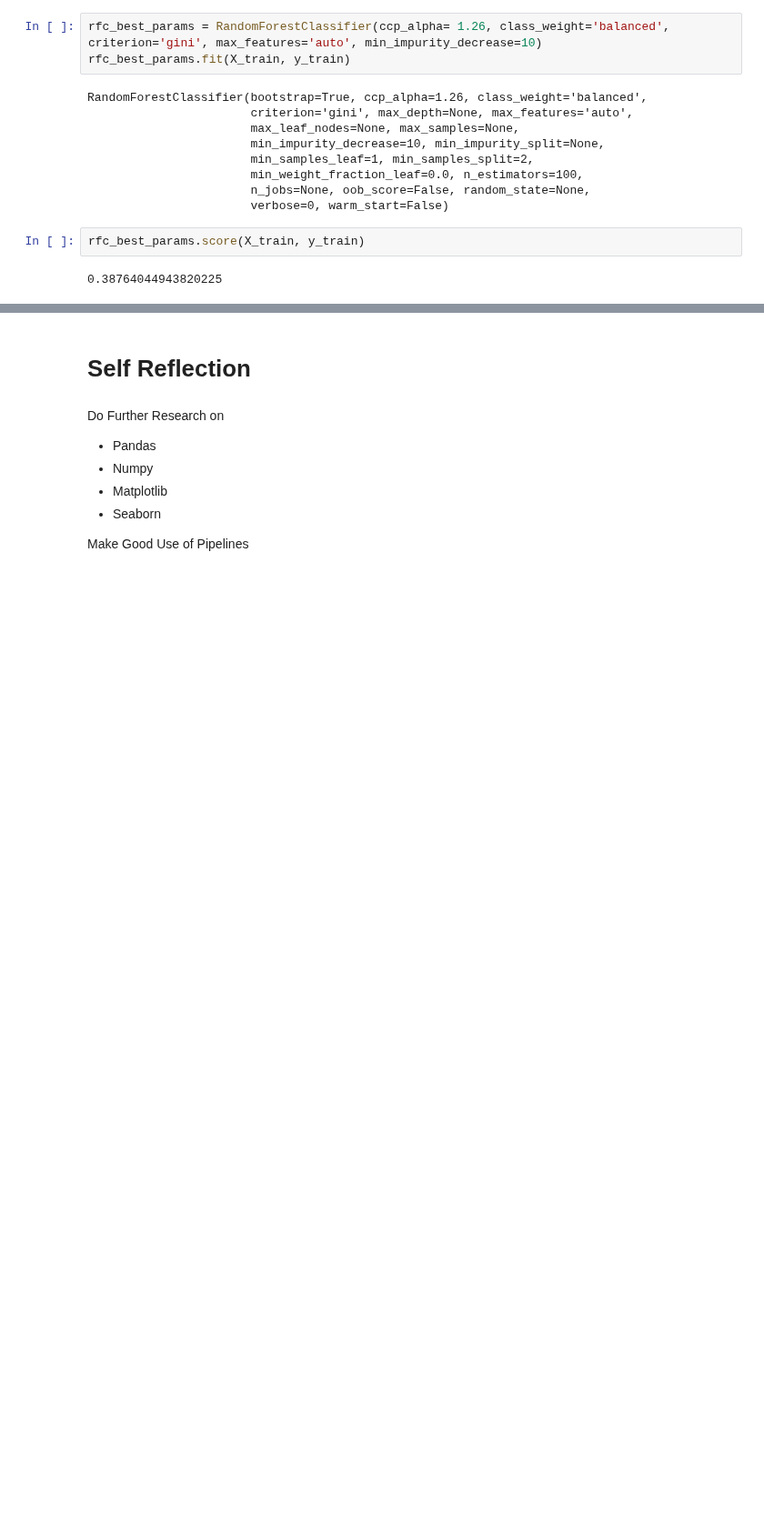
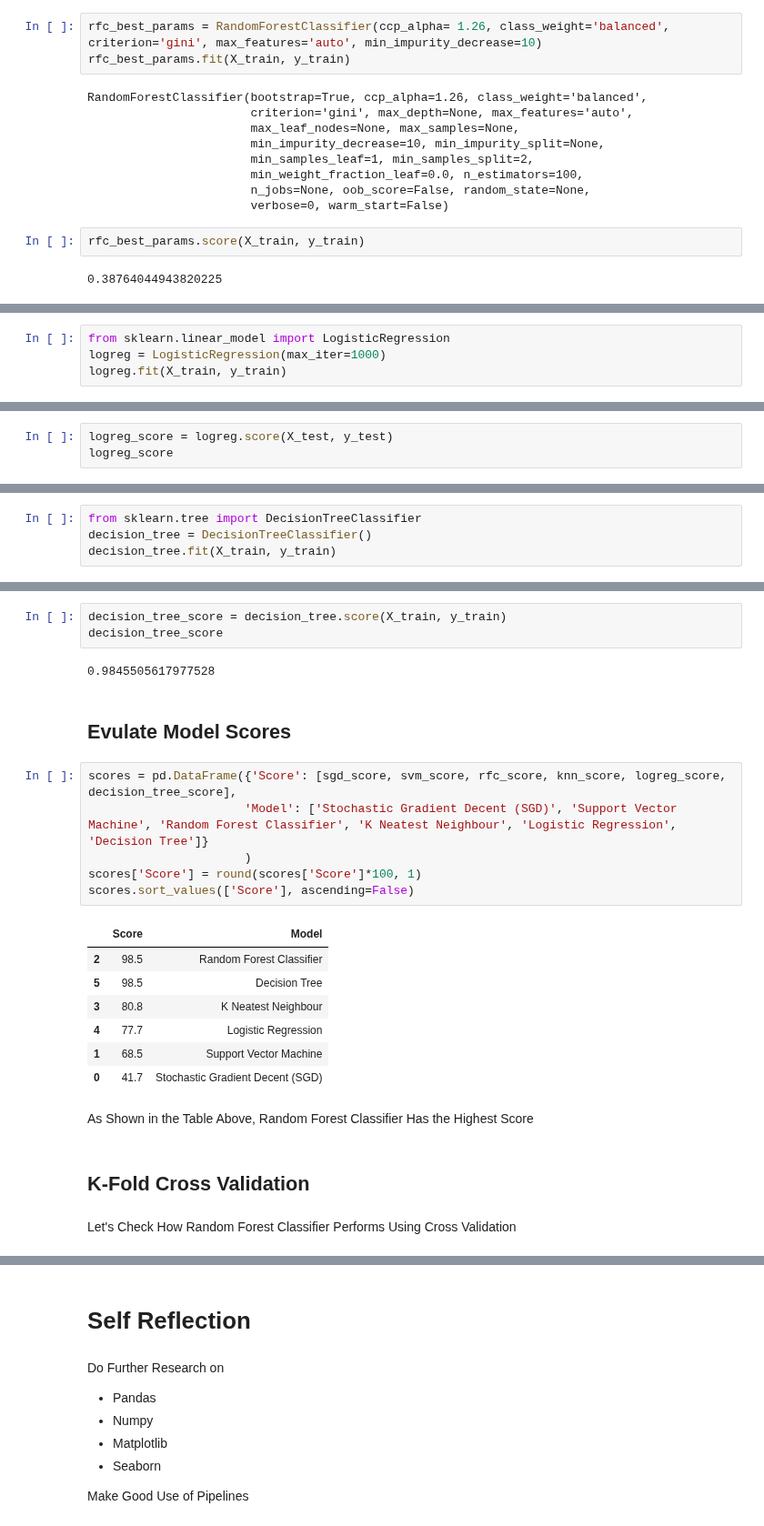
Before and after one commit to lucaslokchan/hands-on-ml, a Jupyter notebook: Projects/Titanic/Titanic_Machine_Learning_from_Disaster.ipynb, the cells around one changed output, grey strips where cells are left out. Shown at 91% size. Saved outputs shown, nothing was run; the diff lists cells and outputs as text; blank space fills up the shorter version.

```diff
--- a/Projects/Titanic/Titanic_Machine_Learning_from_Disaster.ipynb
+++ b/Projects/Titanic/Titanic_Machine_Learning_from_Disaster.ipynb
@@ -796,0 +832,4 @@ rfc_best_params.score(X_train, y_train)
+# %%
+from sklearn.linear_model import LogisticRegression
+logreg = LogisticRegression(max_iter=1000)
+logreg.fit(X_train, y_train)
@@ -796,0 +855,3 @@ rfc_best_params.score(X_train, y_train)
+# %%
+logreg_score = logreg.score(X_test, y_test)
+logreg_score
@@ -796,0 +862,4 @@ rfc_best_params.score(X_train, y_train)
+# %%
+from sklearn.tree import DecisionTreeClassifier
+decision_tree = DecisionTreeClassifier()
+decision_tree.fit(X_train, y_train)
@@ -796,0 +886,27 @@ rfc_best_params.score(X_train, y_train)
+# %%
+decision_tree_score = decision_tree.score(X_train, y_train)
+decision_tree_score
+# %% [output]
+0.9845505617977528
+# %% [markdown]
+## Evulate Model Scores
+# %%
+scores = pd.DataFrame({'Score': [sgd_score, svm_score, rfc_score, knn_score, logreg_score, decision_tree_score],
+                      'Model': ['Stochastic Gradient Decent (SGD)', 'Support Vector Machine', 'Random Forest Classifier', 'K Neatest Neighbour', 'Logistic Regression', 'Decision Tree']}
+                      )
+scores['Score'] = round(scores['Score']*100, 1)
+scores.sort_values(['Score'], ascending=False)
+# %% [output]
+|  | Score | Model |
+| 2 | 98.5 | Random Forest Classifier |
+| 5 | 98.5 | Decision Tree |
+| 3 | 80.8 | K Neatest Neighbour |
+| 4 | 77.7 | Logistic Regression |
+| 1 | 68.5 | Support Vector Machine |
+| 0 | 41.7 | Stochastic Gradient Decent (SGD) |
+# %% [markdown]
+As Shown in the Table Above, Random Forest Classifier Has the Highest Score
+# %% [markdown]
+## K-Fold Cross Validation
+# %% [markdown]
+Let's Check How Random Forest Classifier Performs Using Cross Validation
```
Also changed, not shown: parts of 28 cells of this notebook.
